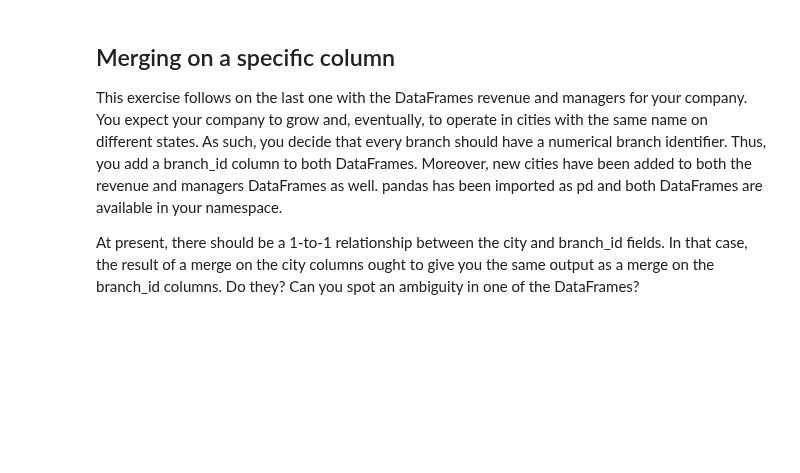
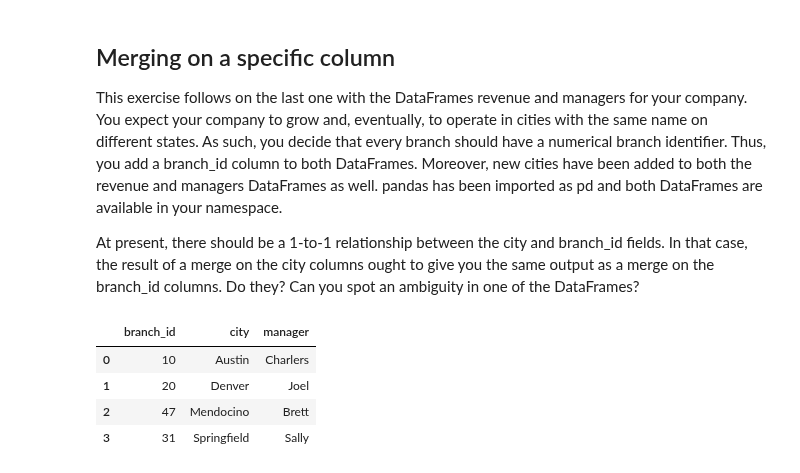
Before and after one commit to cyrsis/TensorflowPY36CPU, a Jupyter notebook: _1_PythonBasic/Pandas/MergingDataFramePandas.ipynb, the cells around one changed output. Drawn from its saved outputs; the diff is of its cells as text; code cells hidden in the pictures; blank space fills up the shorter version.

```diff
--- a/_1_PythonBasic/Pandas/MergingDataFramePandas.ipynb
+++ b/_1_PythonBasic/Pandas/MergingDataFramePandas.ipynb
@@ -1046,0 +1010,13 @@ At present, there should be a 1-to-1 relationship between the city and branch_id
+# %%
+#init
+
+managers = pd.read_csv(path+'managers.csv')
+revenue = pd.read_csv(path+'revenue.csv')
+# %%
+managers
+# %% [output]
+|  | branch_id | city | manager |
+| 0 | 10 | Austin | Charlers |
+| 1 | 20 | Denver | Joel |
+| 2 | 47 | Mendocino | Brett |
+| 3 | 31 | Springfield | Sally |
```
Also changed, not shown: parts of 27 cells of this notebook, 5 other files.
